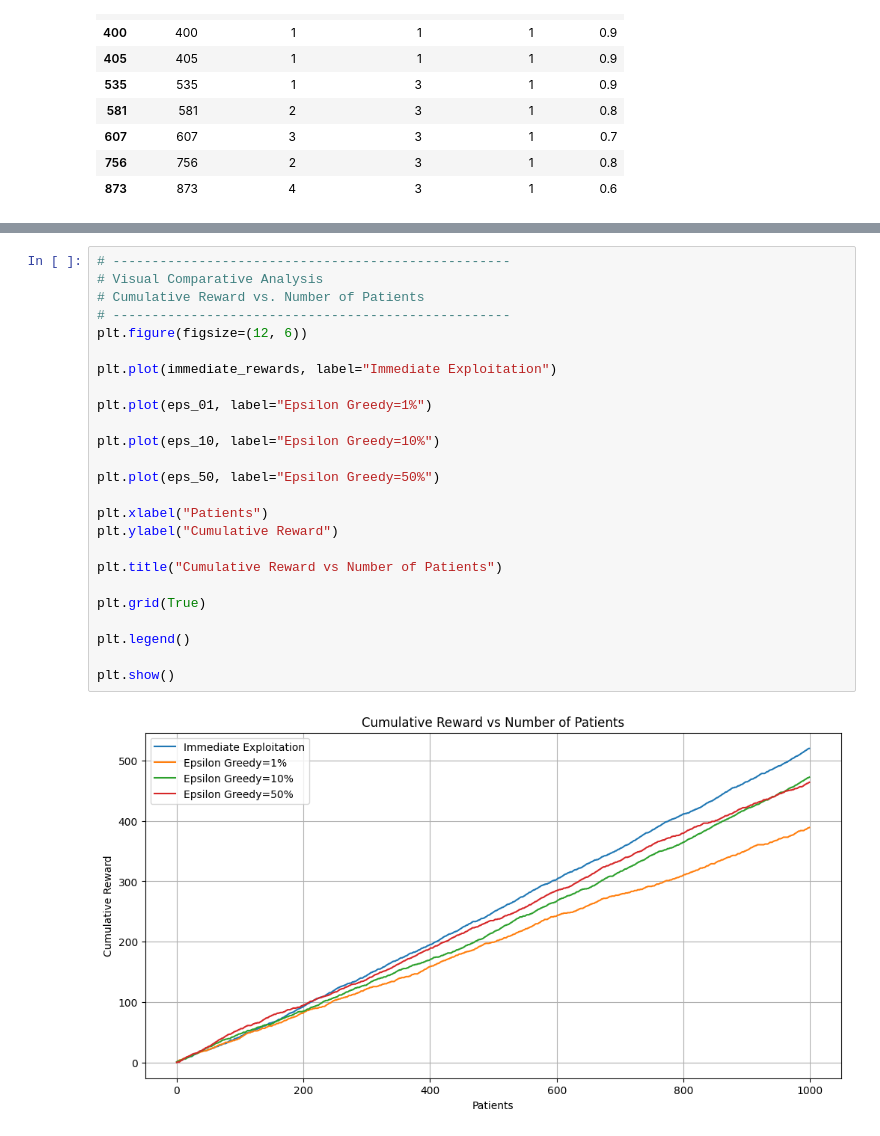
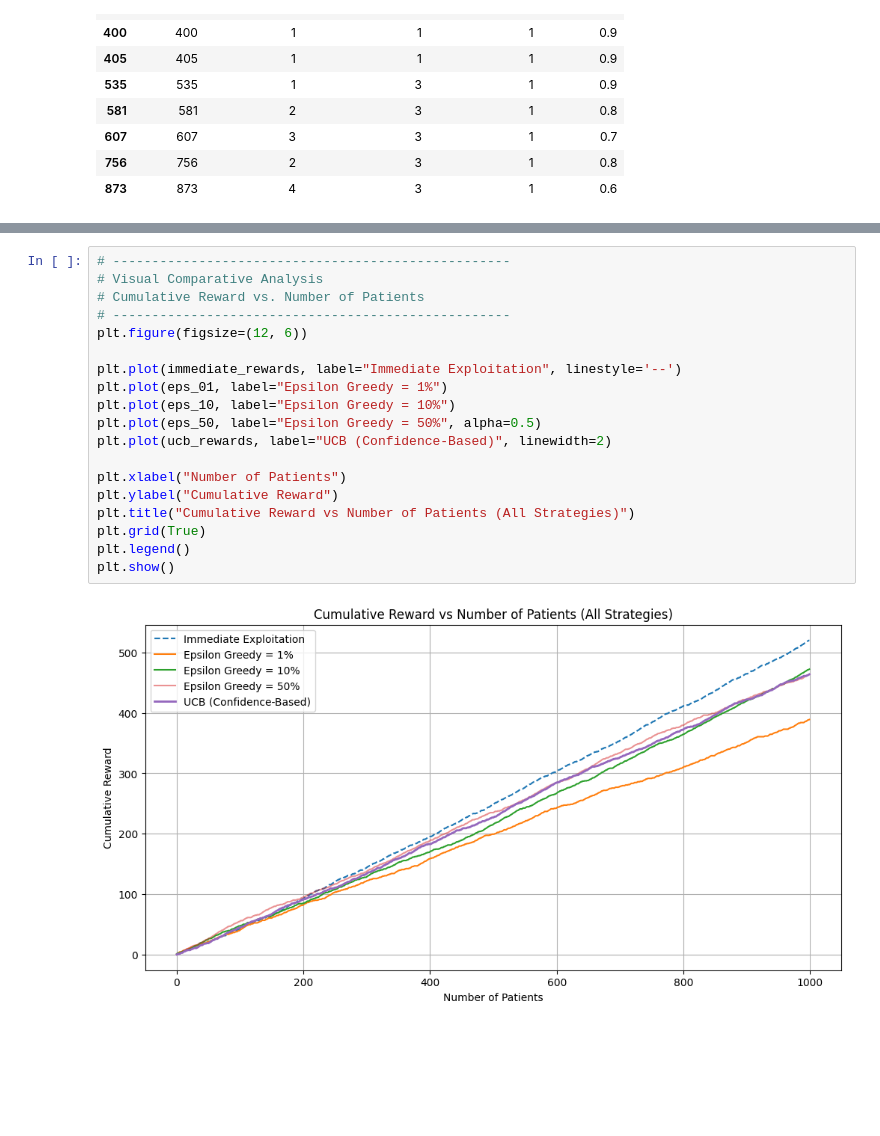
Before and after one commit to Rahul-Chauhan-2212/bits-drl-assignment-1, a Jupyter notebook: mab.ipynb, the cells around one changed output, grey strips where cells are left out. Drawn from its saved outputs; the diff is of its cells as text; blank space fills up the shorter version.

```diff
--- a/mab.ipynb
+++ b/mab.ipynb
@@ -356,29 +437,23 @@ Random 10 Patients Records for 10% Exploration
 # %%
 # ---------------------------------------------------
 # Visual Comparative Analysis
 # Cumulative Reward vs. Number of Patients
 # ---------------------------------------------------
 plt.figure(figsize=(12, 6))
 
-plt.plot(immediate_rewards, label="Immediate Exploitation")
+plt.plot(immediate_rewards, label="Immediate Exploitation", linestyle='--')
+plt.plot(eps_01, label="Epsilon Greedy = 1%")
+plt.plot(eps_10, label="Epsilon Greedy = 10%")
+plt.plot(eps_50, label="Epsilon Greedy = 50%", alpha=0.5)
+plt.plot(ucb_rewards, label="UCB (Confidence-Based)", linewidth=2)
 
-plt.plot(eps_01, label="Epsilon Greedy=1%")
-
-plt.plot(eps_10, label="Epsilon Greedy=10%")
-
-plt.plot(eps_50, label="Epsilon Greedy=50%")
-
-plt.xlabel("Patients")
+plt.xlabel("Number of Patients")
 plt.ylabel("Cumulative Reward")
-
-plt.title("Cumulative Reward vs Number of Patients")
-
+plt.title("Cumulative Reward vs Number of Patients (All Strategies)")
 plt.grid(True)
-
 plt.legend()
-
 plt.show()
 # %% [output]
-[figure, old version]
+[figure, new version]
 # %%
 # ---------------------------------------------------
```
Also changed, not shown: parts of 4 cells of this notebook.
